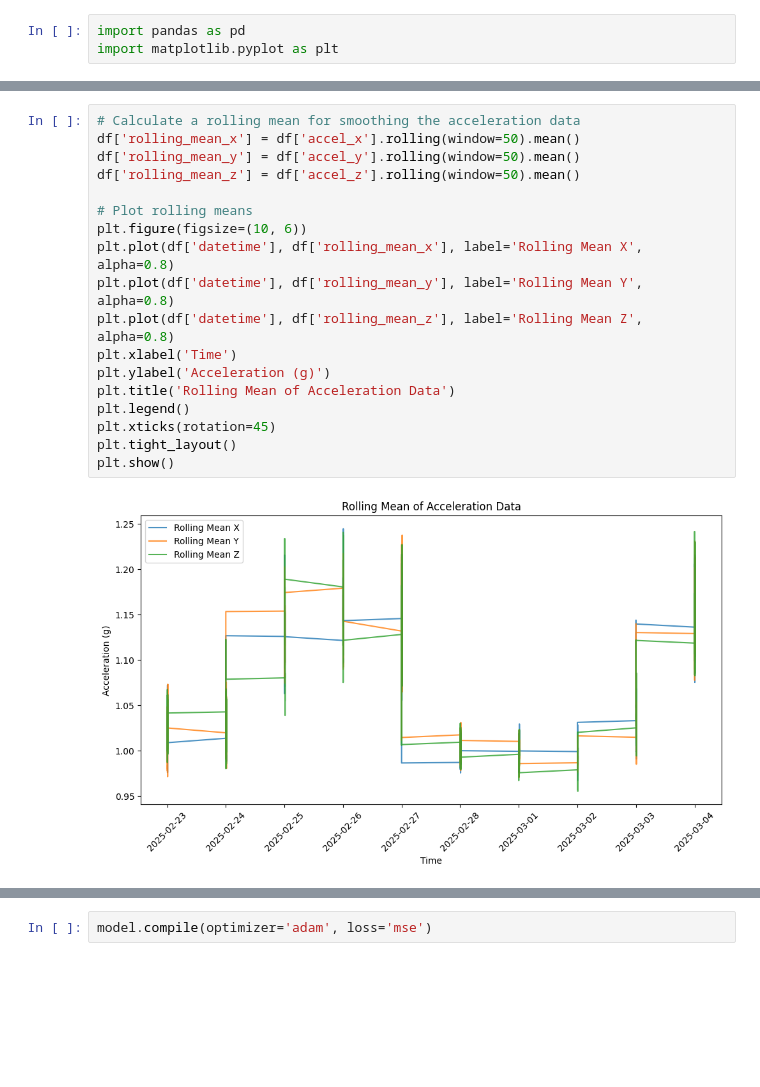
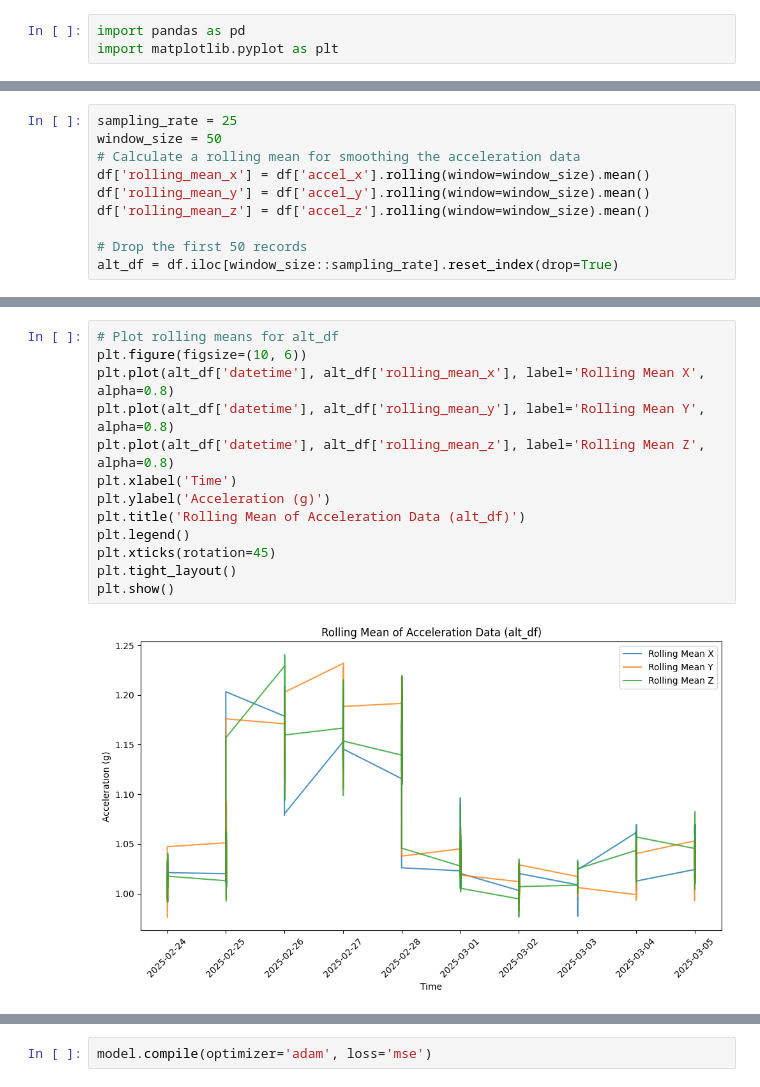
Before and after one commit to nethmi02/Smart-Helmet, a Jupyter notebook: InitialModal4CollitionDetection.ipynb, the cells around one changed output, grey strips where cells are left out. Drawn from its saved outputs; the diff is of its cells as text; blank space fills up the shorter version.

Commit message:
Enhance data generation and anomaly detection for smart helmet acceleration data

```diff
--- a/InitialModal4CollitionDetection.ipynb
+++ b/InitialModal4CollitionDetection.ipynb
@@ -111,0 +168,10 @@ plt.show()
+# %%
+sampling_rate = 25
+window_size = 50
+# Calculate a rolling mean for smoothing the acceleration data
+df['rolling_mean_x'] = df['accel_x'].rolling(window=window_size).mean()
+df['rolling_mean_y'] = df['accel_y'].rolling(window=window_size).mean()
+df['rolling_mean_z'] = df['accel_z'].rolling(window=window_size).mean()
+
+# Drop the first 50 records
+alt_df = df.iloc[window_size::sampling_rate].reset_index(drop=True)
@@ -112,20 +190,15 @@ plt.show()
 # %%
-# Calculate a rolling mean for smoothing the acceleration data
-df['rolling_mean_x'] = df['accel_x'].rolling(window=50).mean()
-df['rolling_mean_y'] = df['accel_y'].rolling(window=50).mean()
-df['rolling_mean_z'] = df['accel_z'].rolling(window=50).mean()
-
-# Plot rolling means
+# Plot rolling means for alt_df
 plt.figure(figsize=(10, 6))
-plt.plot(df['datetime'], df['rolling_mean_x'], label='Rolling Mean X', alpha=0.8)
-plt.plot(df['datetime'], df['rolling_mean_y'], label='Rolling Mean Y', alpha=0.8)
-plt.plot(df['datetime'], df['rolling_mean_z'], label='Rolling Mean Z', alpha=0.8)
+plt.plot(alt_df['datetime'], alt_df['rolling_mean_x'], label='Rolling Mean X', alpha=0.8)
+plt.plot(alt_df['datetime'], alt_df['rolling_mean_y'], label='Rolling Mean Y', alpha=0.8)
+plt.plot(alt_df['datetime'], alt_df['rolling_mean_z'], label='Rolling Mean Z', alpha=0.8)
 plt.xlabel('Time')
 plt.ylabel('Acceleration (g)')
-plt.title('Rolling Mean of Acceleration Data')
+plt.title('Rolling Mean of Acceleration Data (alt_df)')
 plt.legend()
 plt.xticks(rotation=45)
 plt.tight_layout()
 plt.show()
 # %% [output]
-[figure, old version]
+[figure, new version]
```
Also changed, not shown: parts of 12 cells of this notebook, 7 other files.
